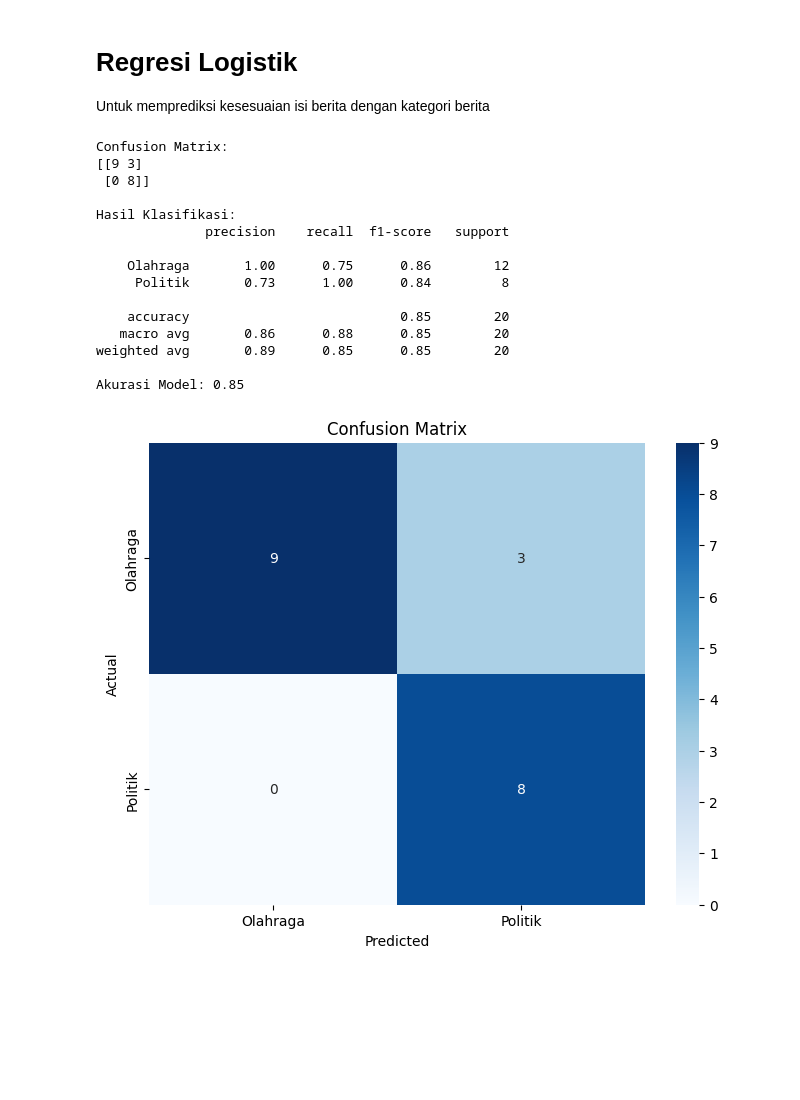
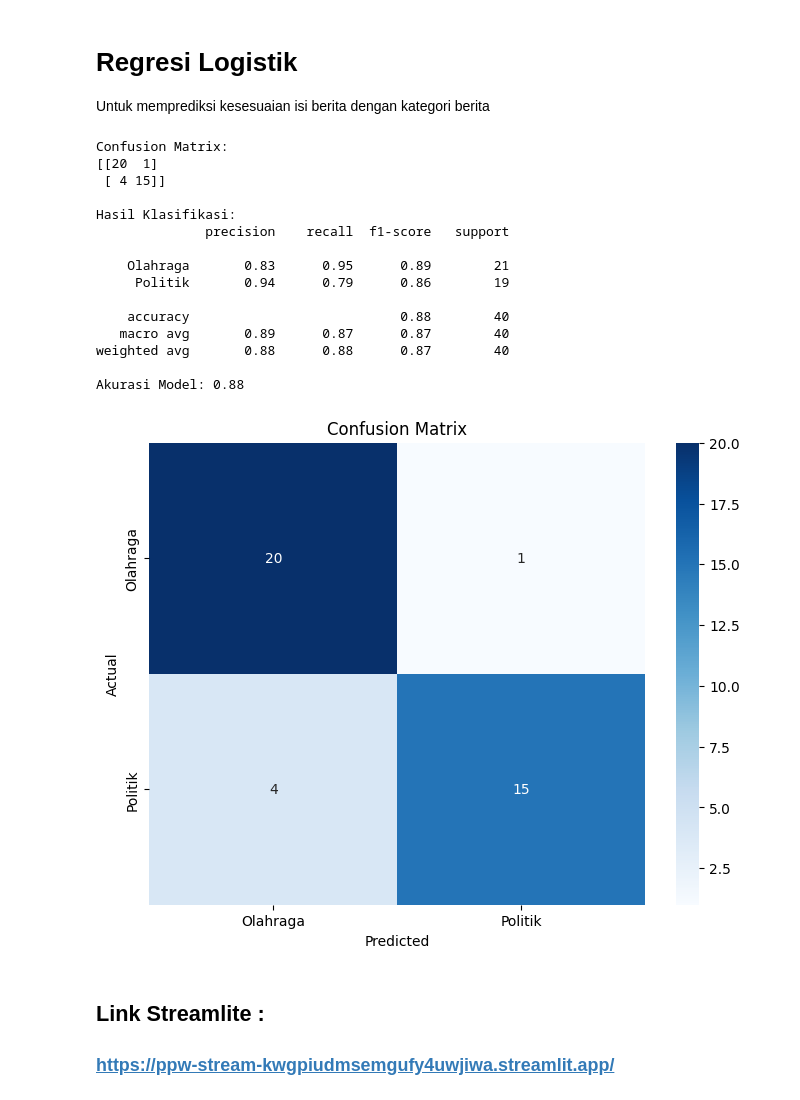
Before and after one commit to raflyfp/PPW-A, a Jupyter notebook: _sources/210411100063 Rafly Faldiansyah Putra Tugas 2 PPW.ipynb, the cells around one changed output. Drawn from its saved outputs; the diff is of its cells as text; code cells hidden in the pictures; blank space fills up the shorter version.

```diff
--- a/_sources/210411100063 Rafly Faldiansyah Putra Tugas 2 PPW.ipynb
+++ b/_sources/210411100063 Rafly Faldiansyah Putra Tugas 2 PPW.ipynb
@@ -398,7 +398,7 @@ import seaborn as sns
 y = df['kategori']  # Target adalah kategori berita
 
 # Pisahkan dataset menjadi set pelatihan dan pengujian
-X_train, X_test, y_train, y_test = train_test_split(tfidf_matrix, y, test_size=0.2, random_state=42)
+X_train, X_test, y_train, y_test = train_test_split(tfidf_df, y, test_size=0.2, random_state=42)
 
 # Inisialisasi model Regresi Logistik
 model = LogisticRegression(max_iter=1000)
@@ -411,39 +411,42 @@ y_pred = model.predict(X_test)
 
 # Evaluasi model
 print("Confusion Matrix:")
 conf_matrix = confusion_matrix(y_test, y_pred)
 print(conf_matrix)
 
 print("\nHasil Klasifikasi:")
 class_report = classification_report(y_test, y_pred, zero_division=0)
 print(class_report)
 
 # Menampilkan akurasi
 accuracy = (y_pred == y_test).mean()
 print(f"Akurasi Model: {accuracy:.2f}")
 
 # Visualisasi Confusion Matrix
 plt.figure(figsize=(8, 6))
 sns.heatmap(conf_matrix, annot=True, fmt='d', cmap='Blues',
             xticklabels=model.classes_, yticklabels=model.classes_)
 plt.ylabel('Actual')
 plt.xlabel('Predicted')
 plt.title('Confusion Matrix')
 plt.show()
 # %% [output]
 Confusion Matrix:
-[[9 3]
- [0 8]]
+[[20  1]
+ [ 4 15]]
 
 Hasil Klasifikasi:
               precision    recall  f1-score   support
 
-    Olahraga       1.00      0.75      0.86        12
-     Politik       0.73      1.00      0.84         8
+    Olahraga       0.83      0.95      0.89        21
+     Politik       0.94      0.79      0.86        19
 
-    accuracy                           0.85        20
-   macro avg       0.86      0.88      0.85        20
-weighted avg       0.89      0.85      0.85        20
+    accuracy                           0.88        40
+   macro avg       0.89      0.87      0.87        40
+weighted avg       0.88      0.88      0.87        40
 
-Akurasi Model: 0.85
+Akurasi Model: 0.88
-[figure, old version]
+[figure, new version]
+# %% [markdown]
+## Link Streamlite :
+### https://ppw-stream-kwgpiudmsemgufy4uwjiwa.streamlit.app/
```
Also changed, not shown: parts of 9 cells of this notebook, 17 other files.
